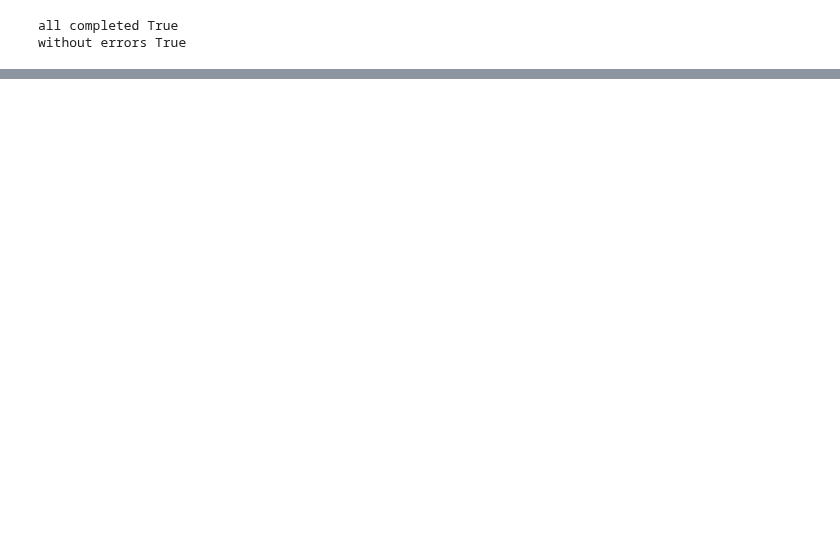
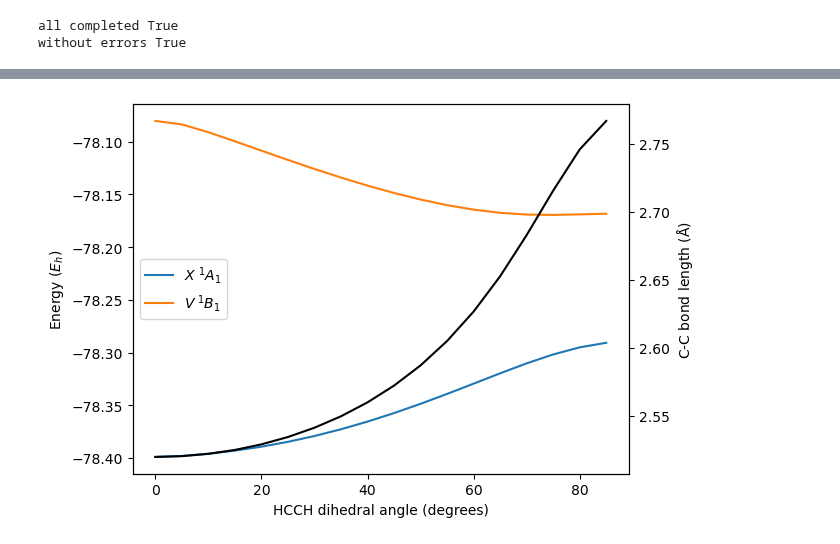
Before and after one commit to molpro/pymolpro, a Jupyter notebook: examples/c2h4_dihedral_pes/two_state_mrci.ipynb, the cells around one changed output, grey strips where cells are left out. Saved outputs shown, nothing was run; the diff lists cells and outputs as text; code cells hidden in the pictures; blank space fills up the shorter version.

```diff
--- a/examples/c2h4_dihedral_pes/two_state_mrci.ipynb
+++ b/examples/c2h4_dihedral_pes/two_state_mrci.ipynb
@@ -4,10 +3,14 @@ from molpro import no_errors
 import numpy
 # %%
-root = DirectoryNode('dihedral_scan')
+root = 'dihedral_scan'
 # %%
+projects=[]
+import os
+if not os.path.isdir(root): os.mkdir(root)
 grid = numpy.linspace(0, 90, 18, endpoint=False)
 for i, D in enumerate(grid):
-    p = root.add_child(f'd{i}', suffix='molpro')
+    p = Project(f'd{i}', location=root)
+    projects.append(p)
     p.write_input(
     f"""geometry={{
         H1
@@ -25,7 +28,8 @@ for i, D in enumerate(grid):
     set,mcsym=[1,4]
     casscf,so_sci
     {{mrci; wf, sym=1;}}
-    {{mrci; wf, sym=4;}}""")
+    {{mrci; wf, sym=4;}}
+    put,xml""")
 # %%
 from multiprocessing.dummy import Pool
 from operator import methodcaller
@@ -39,14 +43,21 @@ all completed True
 without errors True
 # %%
 import matplotlib.pyplot as plt
-%matplotlib notebook
-energies = root.select(
-    '//jobstep[command=MRCI]/property[name=Energy].value')
-e1, e2 = energies[::2], energies[1::2]
-cc = root.select('//variable[name=rcc]/value..')
-plt.plot(grid, e1, grid, e2)
-plt.legend([r'$X\;{}^1A_1$',r'$V\;{}^1B_1$'])
+e1=[]
+e2=[]
+cc=[]
+for i in range(len(projects)):
+    energies=projects[i].select('//jobstep[command=MRCI]/property[name=Energy].value')
+    e1.append(float(projects[i].xpath_search("//jobstep[@command='MRCI']//property[@name='Energy' and @stateSymmetry='1']", "value")[0]))
+    e2.append(float(projects[i].xpath_search("//jobstep[@command='MRCI']//property[@name='Energy' and @stateSymmetry='4']", "value")[0]))
+    cc.append(float(projects[i].xpath_search("//variable[@name='RCC']/value")[0]))
+fig,ax = plt.subplots()
+ax.plot(grid, e1, grid, e2)
+ax.legend([r'$X\;{}^1A_1$',r'$V\;{}^1B_1$'],loc='center left')
 plt.xlabel('HCCH dihedral angle (degrees)')
-plt.ylabel(r'Energy $(E_h)$')
+ax.set_ylabel(r'Energy $(E_h)$')
+ax2=ax.twinx()
+ax2.plot(grid,cc,color="black")
+ax2.set_ylabel(r"C-C bond length $(\rm\AA)$")
 plt.show()
 # %% [output]
@@ -54,0 +64 @@ plt.show()
+[figure, added]
```
Also changed, not shown: parts of 3 cells of this notebook.
